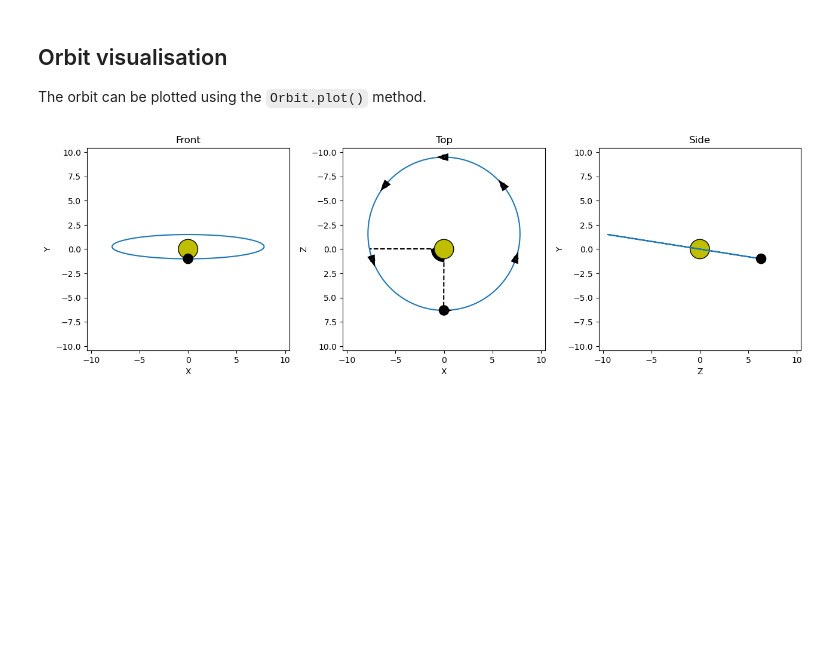
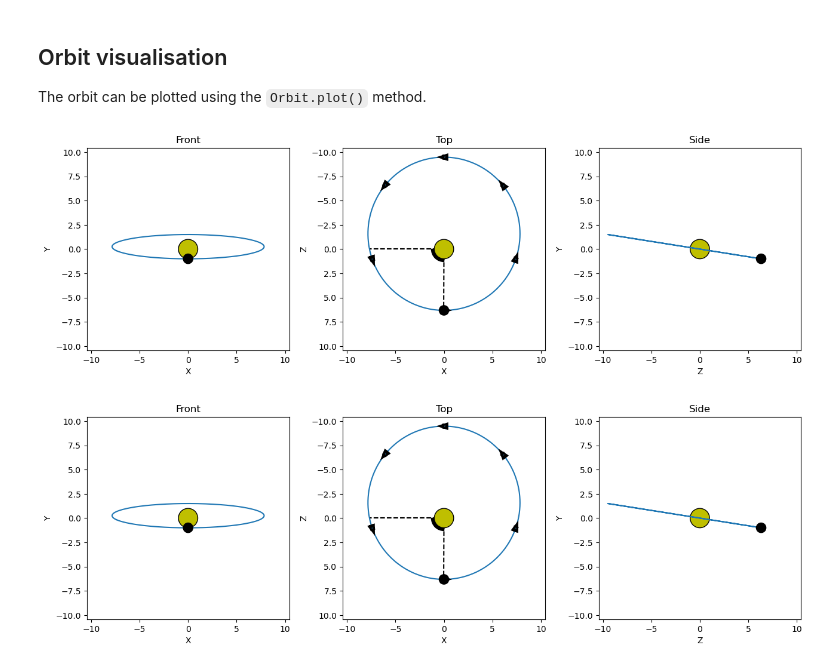
Before and after one commit to hpparvi/MeepMeep, a Jupyter notebook: notebooks/orbit.ipynb, the cells around one changed output. Cells and saved outputs as stored; diff of their text form; code cells hidden in the pictures; blank space fills up the shorter version.

```diff
--- a/notebooks/orbit.ipynb
+++ b/notebooks/orbit.ipynb
@@ -50,0 +105,18 @@ setp(ax, xlim=(-11, 11), ylim=(11, -11), aspect=1)
+# %%
+o = Orbit(17, 'ea')
+
+t0, p, a, i, e, w = 0.20, 1.2, 8.0, 0.49*pi, 0.5, 0.25*pi
+times = linspace(0.0, p, 150)
+
+o.set_data(times)
+o.set_pars(tc=t0, p=p, a=a, i=i, e=e, w=w)
+
+x, y, z = o.xyz()
+xp, _, zp = o.xyz(array([t0]))
+
+fig, ax = subplots(figsize=(8, 8), constrained_layout=True)
+ax.plot(0, 0, 'ok', ms=30)
+ax.plot(o._coeffs[:,0], o._coeffs[:,2], 'ok')
+ax.plot(x, z)
+ax.plot(xp, zp, 'ok', ms=20)
+setp(ax, xlim=(-11, 11), ylim=(11, -11), aspect=1)
@@ -59,6 +136,10 @@ plot(o.times, xe)
 ## Orbit visualisation
 
 The orbit can be plotted using the `Orbit.plot()` method.
+# %%
+o.plot(figsize=(13,6))
+# %% [output]
+[figure, added]
 # %%
 o.plot(figsize=(13,6))
 # %% [output]
```
Also changed, not shown: parts of 15 cells of this notebook, 28 other files.
